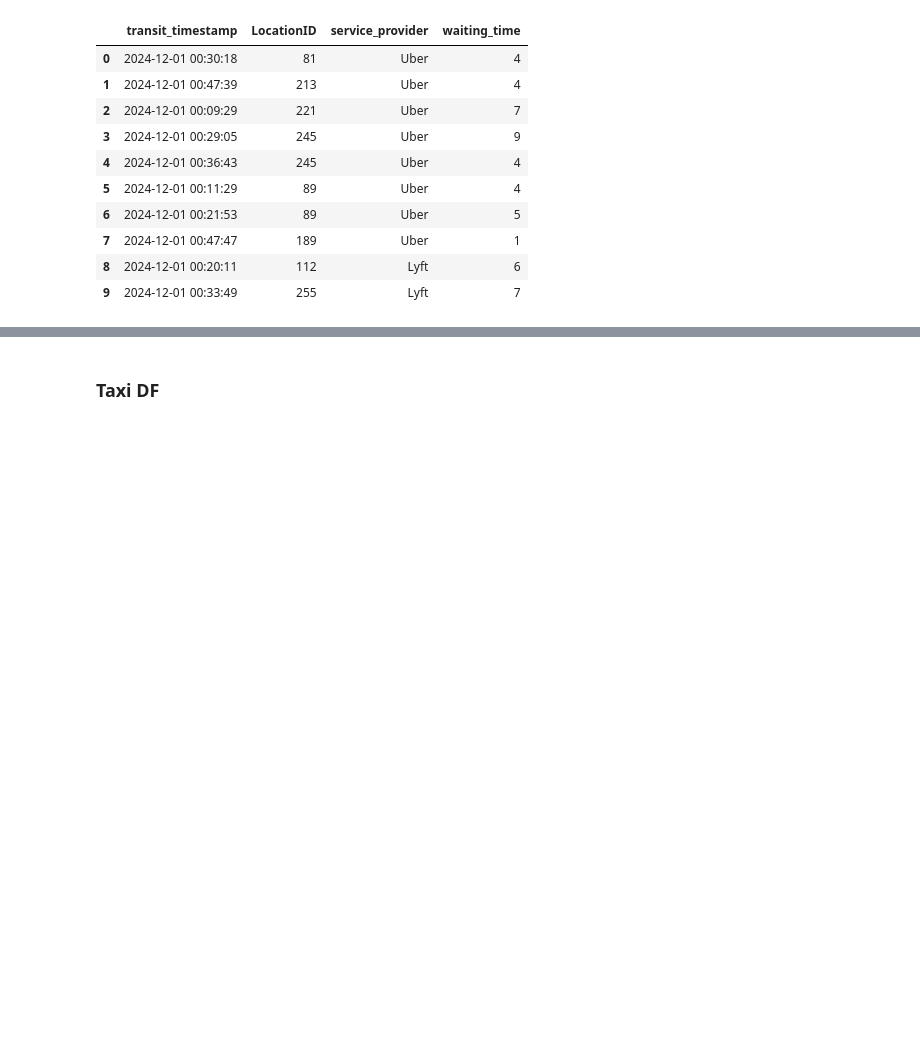
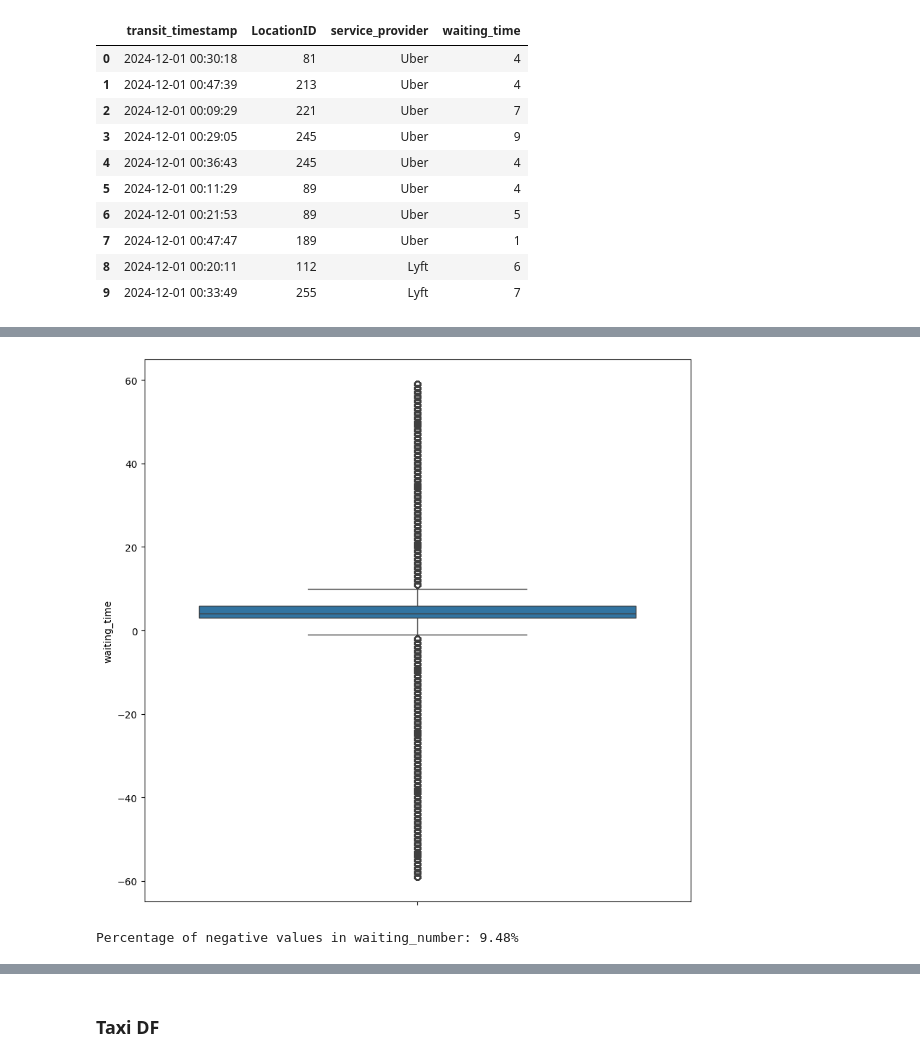
Before and after one commit to ikml-bsrn/NYC_Transportation_Demand, a Jupyter notebook: notebooks/explore_fhv_taxi.ipynb, the cells around one changed output, grey strips where cells are left out. Drawn from its saved outputs; the diff is of its cells as text; code cells hidden in the pictures; blank space fills up the shorter version.

```diff
--- a/notebooks/explore_fhv_taxi.ipynb
+++ b/notebooks/explore_fhv_taxi.ipynb
@@ -97,5 +97,7 @@ fhv_trip_df.rename(columns={'pickup_datetime':'transit_timestamp',
                             },
                    inplace=True)
 
+fhv_trip_df['waiting_time'] = fhv_trip_df['transit_timestamp'].dt.minute - fhv_trip_df['request_datetime'].dt.minute
+
 fhv_trip_df.sample(10)
 # %% [output]
@@ -148,0 +153,12 @@ fhv_trip_df.head(10)
+# %%
+plt.figure(figsize=(10,10))
+sns.boxplot(data=fhv_trip_df['waiting_time'])
+plt.show()
+# %% [output]
+[figure, added]
+# %%
+number_of_negative_waiting_times = (fhv_trip_df['waiting_time'] < 0).sum()
+
+print(f"Percentage of negative values in waiting_number: {number_of_negative_waiting_times / len(fhv_trip_df) * 100:.2f}%")
+# %% [output]
+Percentage of negative values in waiting_number: 9.48%
```
Also changed, not shown: parts of 4 cells of this notebook, 7 other files.
